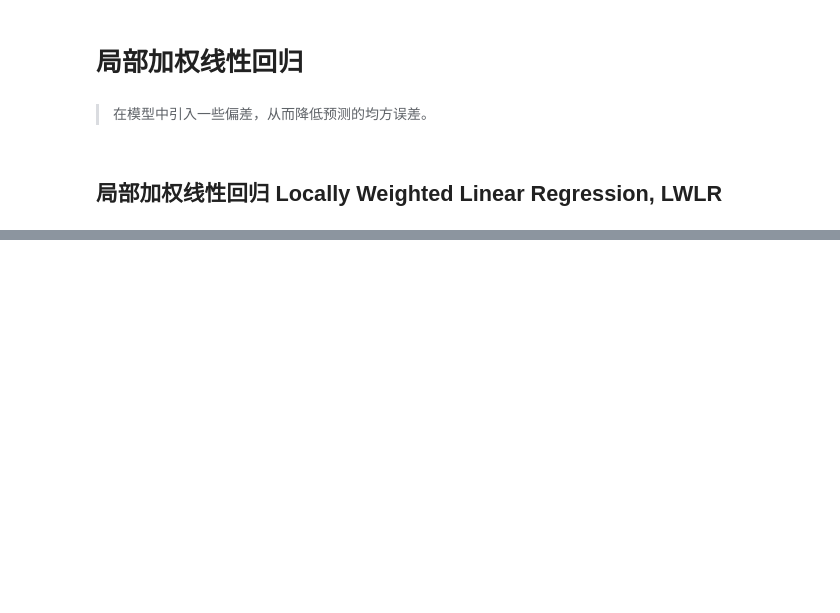
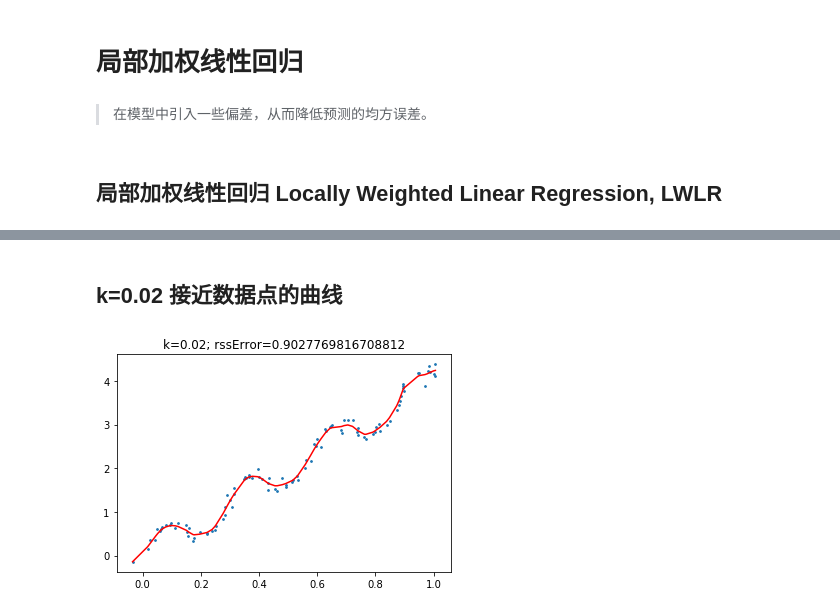
Before and after one commit to DawnEve/ML_MachineLearning, a Jupyter notebook: regression/linear_lm_demo.ipynb, the cells around one changed output, grey strips where cells are left out. Cells and saved outputs as stored; diff of their text form; code cells hidden in the pictures; blank space fills up the shorter version.

```diff
--- a/regression/linear_lm_demo.ipynb
+++ b/regression/linear_lm_demo.ipynb
@@ -125,0 +256,22 @@ array([[1.       , 0.9734068],
+# %% [markdown]
+## k=0.02 接近数据点的曲线
+# %%
+def test(k=0.007):
+    yHat=lwlrTest(dataX, dataX, Y, k)
+
+    #计算误差
+    rssError= ( (Y-yHat.T)**2 ).sum()
+
+    import matplotlib.pyplot as plt
+    fig=plt.figure()
+    ax=fig.add_subplot(111)
+
+    ax.scatter(X, Y, s=3)
+    ax.plot(xSort[:,0], yHat[sortInd], c='red')
+    #ax.scatter(xMat[:,0].flatten().A[0], np.mat(yHat).T.flatten().A[0], s=2, c='red')
+    plt.title('k='+str(k)+"; rssError="+str(rssError) )
+    plt.show()
+# test
+test(0.02)
+# %% [output]
+[figure, added]
```
Also changed, not shown: parts of 19 cells of this notebook, 3 other files.
